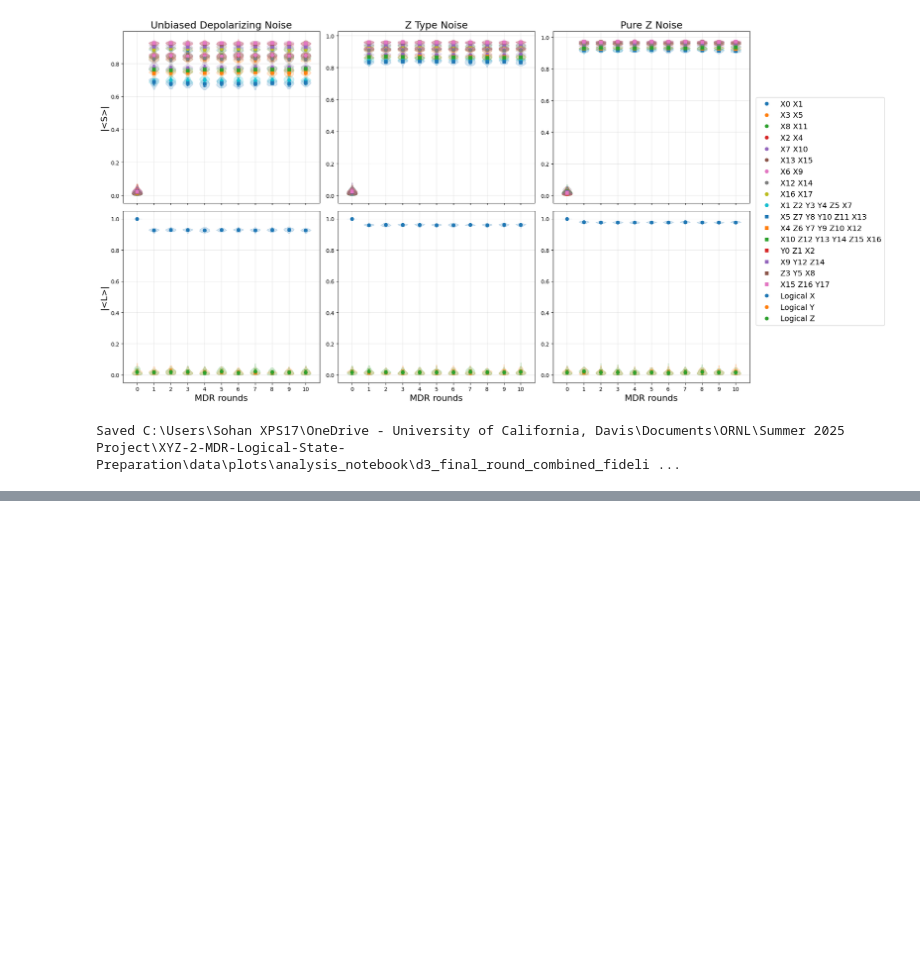
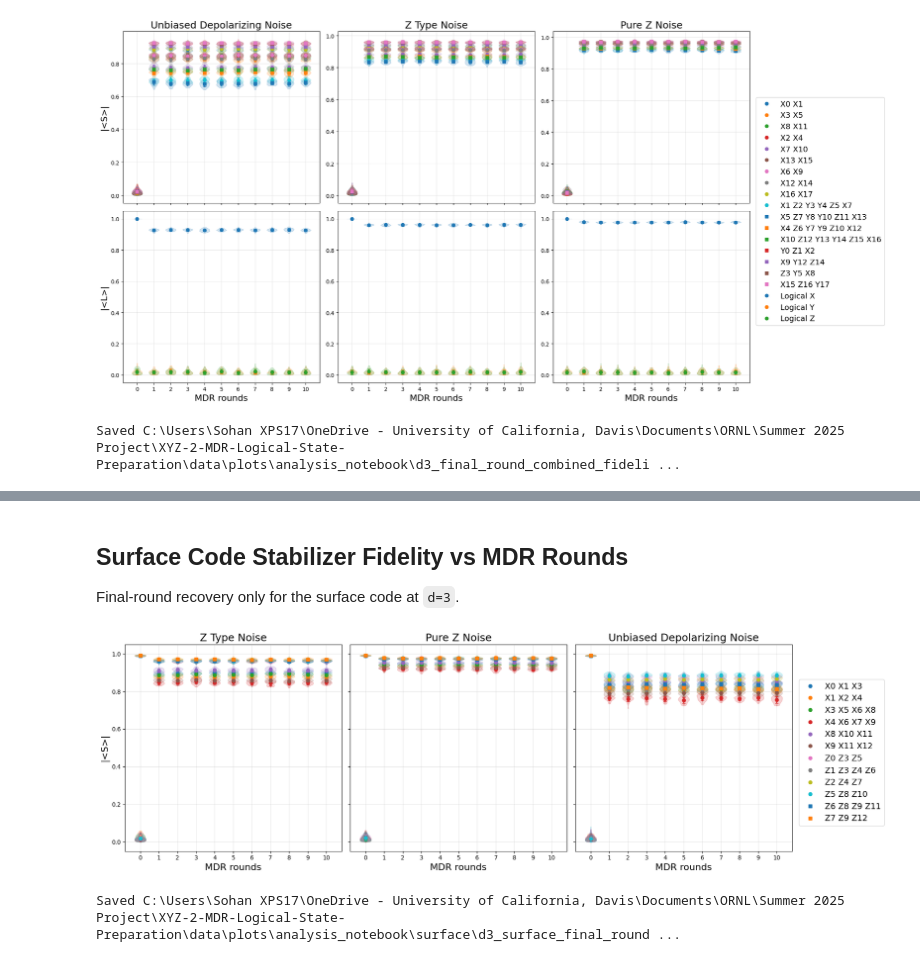
Before and after one commit to Sohan100/XYZ-2-MDR-Logical-State-Preparation, a Jupyter notebook: analysis_plots.ipynb, the cells around one changed output, grey strips where cells are left out. Drawn from its saved outputs; the diff is of its cells as text; code cells hidden in the pictures; blank space fills up the shorter version.

Commit message:
Add surface final-round notebook plots and reuse cached slurm tables

```diff
--- a/analysis_plots.ipynb
+++ b/analysis_plots.ipynb
@@ -68,6 +68,16 @@ final_round_analysis = NotebookFinalRoundAnalysis(
     dataset_csv=analysis_output_dir / 'd3_xyz2_final_round_fidelity_replicates.csv',
     plots_dir=plots_dir,
 )
+
+surface_code_family = 'surface'
+surface_analysis_output_dir = analysis_dir / surface_code_family
+surface_analysis_output_dir.mkdir(parents=True, exist_ok=True)
+surface_plots_dir = repo_root / 'data' / 'plots' / 'analysis_notebook' / surface_code_family
+surface_plots_dir.mkdir(parents=True, exist_ok=True)
+surface_final_round_analysis = NotebookFinalRoundAnalysis(
+    dataset_csv=surface_analysis_output_dir / 'd3_surface_final_round_fidelity_replicates.csv',
+    plots_dir=surface_plots_dir,
+)
 # %% [markdown]
 ## Threshold Curves Without SPAM
 
@@ -405,0 +420,15 @@ Saved C:\Users\Sohan XPS17\OneDrive - University of California, Davis\Documents\
+# %%
+surface_final_round_df = surface_final_round_analysis.load_dataset()
+print(
+    f'Loaded {len(surface_final_round_df)} rows from '
+    f'{surface_final_round_analysis.dataset_csv}'
+)
+display(surface_final_round_df.head())
+
+surface_summary_df = surface_final_round_analysis.build_round_summary_table()
+surface_summary_csv = (
+    surface_analysis_output_dir / 'd3_surface_final_round_fidelity_summary.csv'
+)
+surface_summary_df.to_csv(surface_summary_csv, index=False)
+display(surface_summary_df.round(6))
+print(f'Saved {surface_summary_csv}')
@@ -405,0 +461,16 @@ Saved C:\Users\Sohan XPS17\OneDrive - University of California, Davis\Documents\
+# %% [markdown]
+## Surface Code Stabilizer Fidelity vs MDR Rounds
+
+Final-round recovery only for the surface code at `d=3`.
+# %%
+surface_stabilizer_plot_path = surface_final_round_analysis.plot_fidelity(
+    category='stabilizer',
+    save_path=(
+        surface_plots_dir / 'd3_surface_final_round_stabilizer_fidelity_vs_rounds.pdf'
+    ),
+    figsize=(18, 6),
+)
+print(f'Saved {surface_stabilizer_plot_path}')
+# %% [output]
+[figure, added]
+Saved C:\Users\Sohan XPS17\OneDrive - University of California, Davis\Documents\ORNL\Summer 2025 Project\XYZ-2-MDR-Logical-State-Preparation\data\plots\analysis_notebook\surface\d3_surface_final_round ...
```
Also changed, not shown: parts of 6 cells of this notebook, 31 other files.
